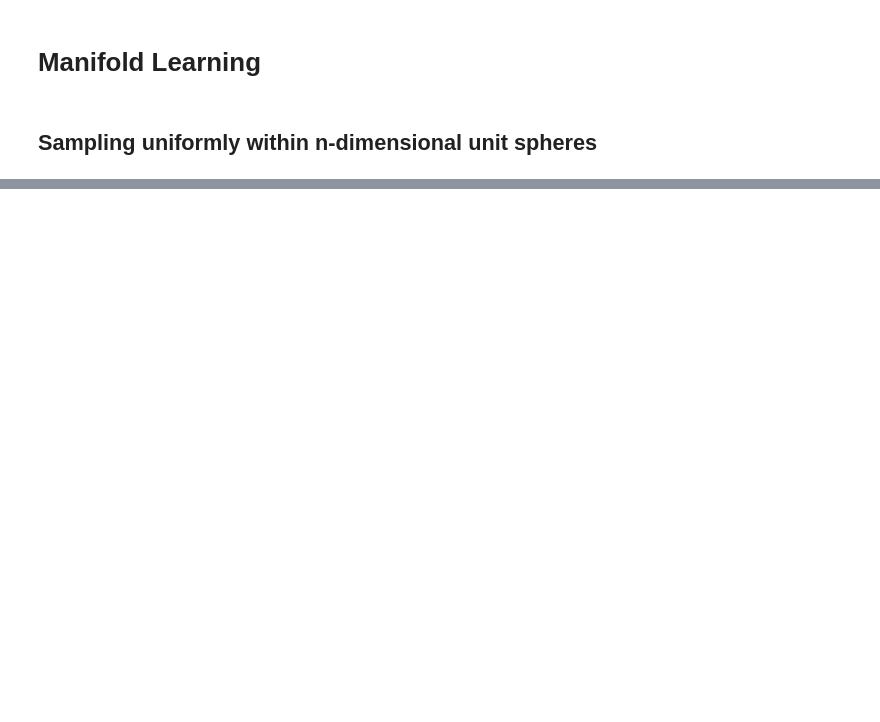
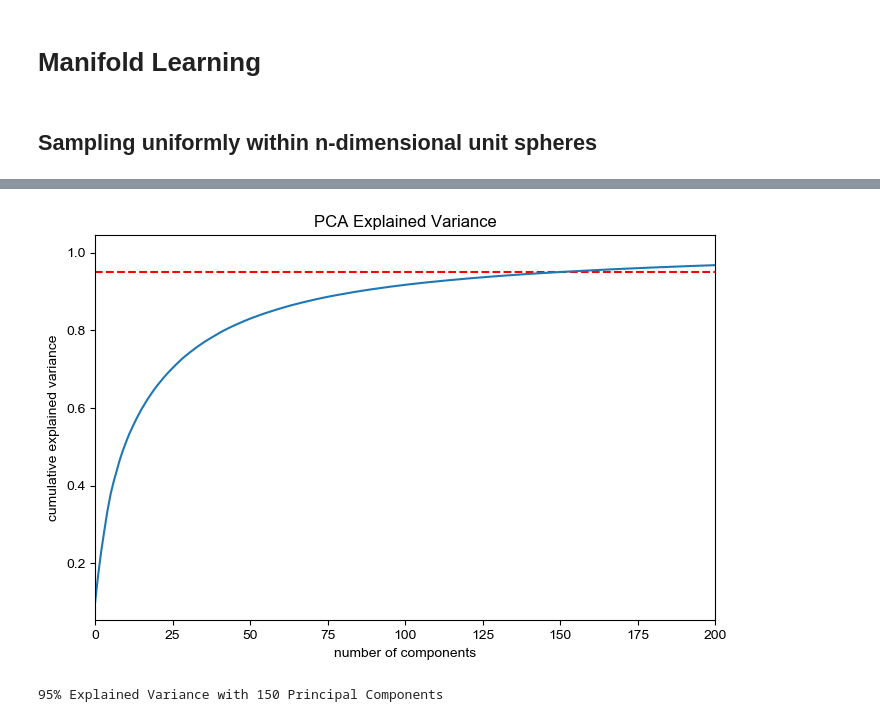
Before and after one commit to GAnagno/Dimensionality-Reduction, a Jupyter notebook: Manifold Learning.ipynb, the cells around one changed output, grey strips where cells are left out. Saved outputs shown, nothing was run; the diff lists cells and outputs as text; code cells hidden in the pictures; blank space fills up the shorter version.

```diff
--- a/Manifold Learning.ipynb
+++ b/Manifold Learning.ipynb
@@ -73,0 +88,22 @@ plt.title("% in neighborhood = " + str(p));
+# %%
+# explained variance from principal components
+from sklearn.decomposition import PCA
+# take subset of mnist data (1/10 of observations)
+data = mnist.data[::10]
+model = PCA()
+proj = model.fit_transform(data)
+cumsum = np.cumsum(model.explained_variance_ratio_)
+d = np.argmax(cumsum >= 0.95) + 1
+plt.figure(figsize=(8,5))
+plt.plot((0, 800), (0.95, 0.95), 'r--')
+plt.plot(cumsum)
+plt.xlim(0,200)
+plt.style.use('seaborn')
+plt.title('PCA Explained Variance')
+plt.xlabel('number of components')
+plt.ylabel('cumulative explained variance')
+plt.show()
+print('95% Explained Variance with ' + str(d) + ' Principal Components');
+# %% [output]
+[figure, added]
+95% Explained Variance with 150 Principal Components
```
Also changed, not shown: parts of 10 cells of this notebook.
